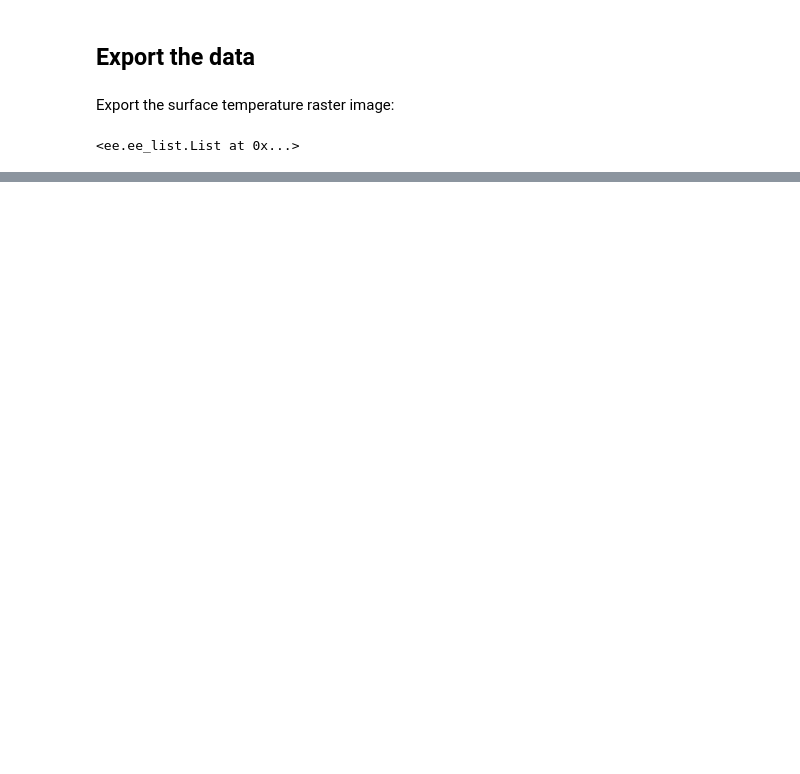
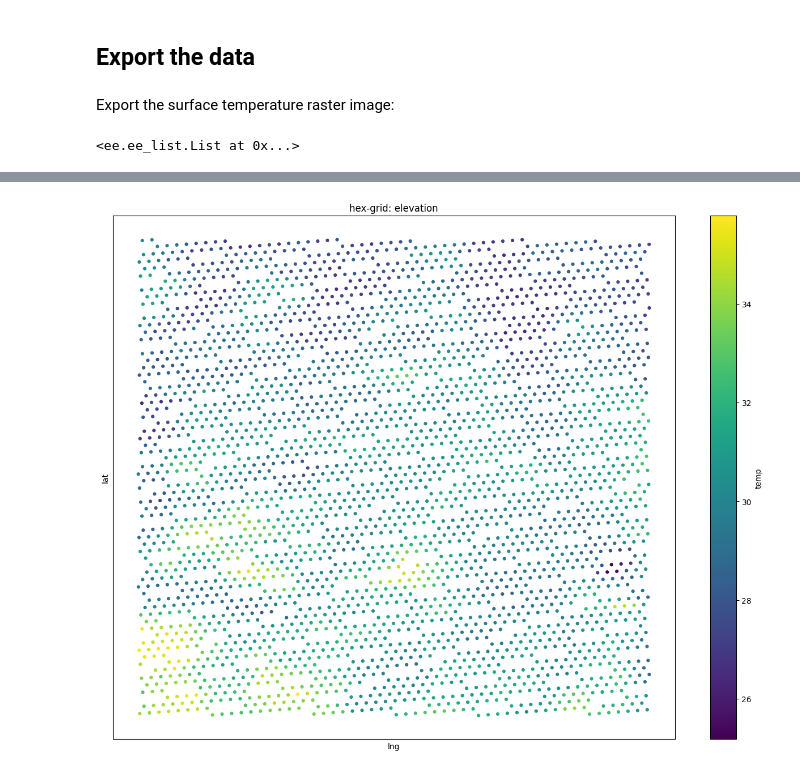
Before and after one commit to kavyajeetbora/CityHealthMonitor, a Jupyter notebook: development/surface_temperature.ipynb, the cells around one changed output, grey strips where cells are left out. Saved outputs shown, nothing was run; the diff lists cells and outputs as text; code cells hidden in the pictures; blank space fills up the shorter version.

```diff
--- a/development/surface_temperature.ipynb
+++ b/development/surface_temperature.ipynb
@@ -218,0 +274,6 @@ df.to_parquet('average_surface_temperature.parquet')
+# %%
+APERTURE_SIZE = 8
+hex_col = 'hex'+str(APERTURE_SIZE)
+# %%
+# find hexs containing the points
+xds[hex_col] = xds.apply(lambda x: h3.geo_to_h3(x.lat,x.lng,APERTURE_SIZE),1)
@@ -218,0 +289,4 @@ df.to_parquet('average_surface_temperature.parquet')
+# %%
+# calculate elevation average per hex
+df_temp = xds.groupby(hex_col)['temp'].mean().to_frame('temp').reset_index()
+df_temp.sample(5)
@@ -218,0 +300,10 @@ df.to_parquet('average_surface_temperature.parquet')
+# %%
+#find center of hex for visualization
+df_temp['lat'] = df_temp[hex_col].apply(lambda x: h3.h3_to_geo(x)[0])
+df_temp['lng'] = df_temp[hex_col].apply(lambda x: h3.h3_to_geo(x)[1])
+
+# plot the hexes
+plot_scatter(df_temp, metric_col='temp', marker='o')
+plt.title('hex-grid: elevation');
+# %% [output]
+[figure, added]
```
Also changed, not shown: parts of 17 cells of this notebook.
